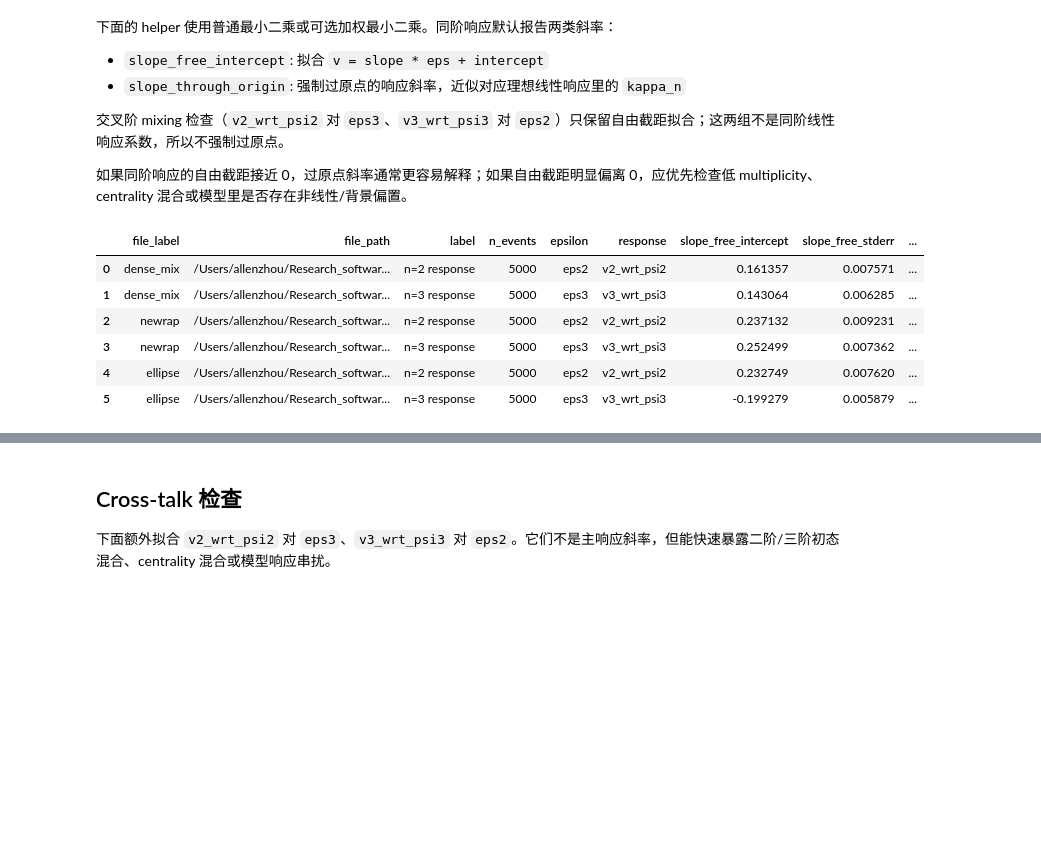
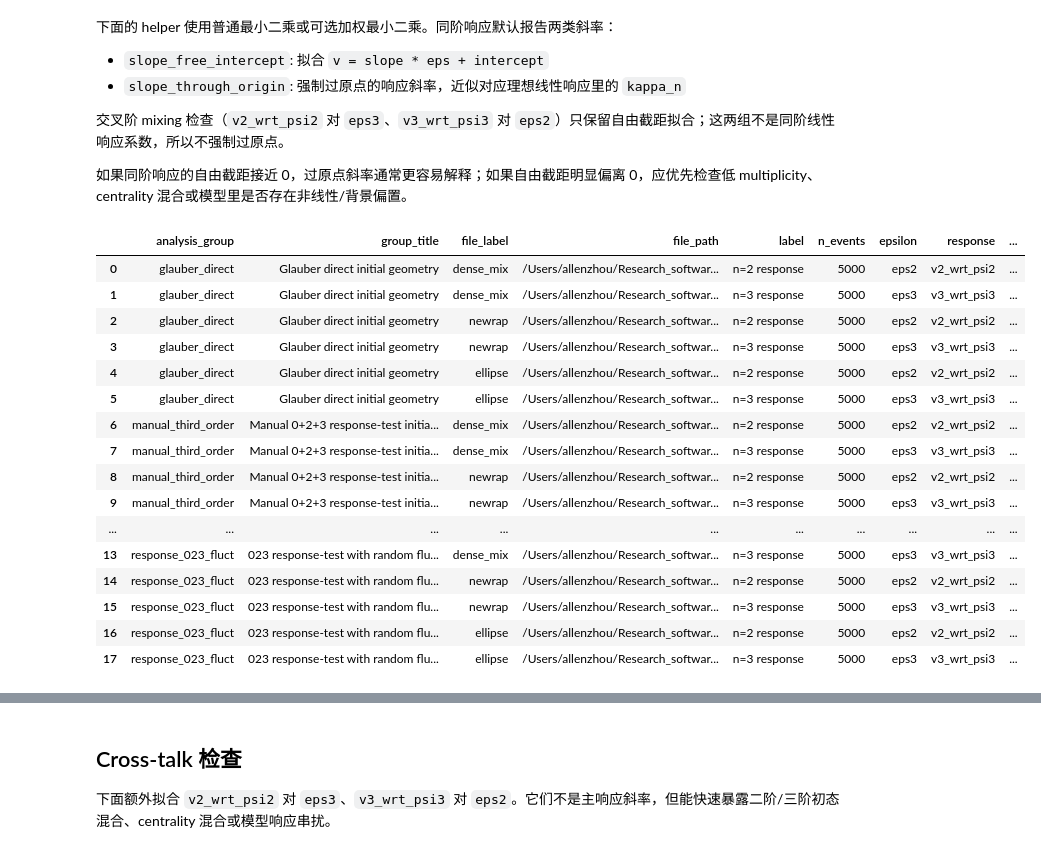
Before and after one commit to mutecho/Glauber_BW, a Jupyter notebook: notebooks/vn_epsn_regression.ipynb, the cells around one changed output, grey strips where cells are left out. Drawn from its saved outputs; the diff is of its cells as text; code cells hidden in the pictures; blank space fills up the shorter version.

```diff
--- a/notebooks/vn_epsn_regression.ipynb
+++ b/notebooks/vn_epsn_regression.ipynb
@@ -389,7 +483,7 @@ def binned_profile(x_values, y_values, *, bins=12):
         })
     return pd.DataFrame(rows)
 # %%
-# Run same-harmonic response fits for each file and summarize free-intercept and through-origin slopes.
+# Run same-harmonic response fits for each group and summarize free-intercept and through-origin slopes.
 RESPONSE_PAIRS = {
     "n=2 response": {"epsilon": "eps2", "response": "v2_wrt_psi2", "harmonic": 2},
     "n=3 response": {"epsilon": "eps3", "response": "v3_wrt_psi3", "harmonic": 3},
@@ -404,13 +498,15 @@ def weights_for(data: pd.DataFrame):
     return data[WEIGHT_COLUMN].to_numpy(dtype=float)
 
 
-def fit_pair_set(pair_specs: dict, *, include_origin=True):
+# Fit one pair set inside a single analysis group; different groups are never mixed in one regression or plot.
+def fit_pair_set(pair_specs: dict, group: dict, *, include_origin=True):
+    group_key = group["key"]
     all_results = {pair_label: {} for pair_label in pair_specs}
     rows = []
 
-    for input_spec in input_files:
+    for input_spec in group["input_files"]:
         file_label = input_spec["label"]
-        data = selected_events_by_file[file_label]
+        data = selected_events_by_group[group_key][file_label]
         weights = weights_for(data)
 
         for pair_label, spec in pair_specs.items():
@@ -423,41 +519,61 @@ def fit_pair_set(pair_specs: dict, *, include_origin=True):
             all_results[pair_label][file_label] = result
 
             row = {
+                "analysis_group": group_key,
+                "group_title": group["title"],
                 "file_label": file_label,
                 "file_path": str(input_spec["path"]),
                 "label": pair_label,
                 "n_events": fit_free["n"],
                 "epsilon": spec["epsilon"],
                 "response": spec["response"],
                 "slope_free_intercept": fit_free["slope"],
                 "slope_free_stderr": fit_free["slope_stderr"],
                 "intercept": fit_free["intercept"],
                 "intercept_stderr": fit_free["intercept_stderr"],
                 "r2_free": fit_free["r2"],
                 "pearson_r": fit_free["pearson_r"],
                 "rmse_free": fit_free["rmse"],
             }
             if fit_origin is not None:
                 row.update({
                     "slope_through_origin": fit_origin["slope"],
                     "slope_origin_stderr": fit_origin["slope_stderr"],
                     "rmse_origin": fit_origin["rmse"],
                 })
             rows.append(row)
 
     return all_results, pd.DataFrame(rows)
 
 
-fit_results, summary = fit_pair_set(RESPONSE_PAIRS, include_origin=True)
+fit_results_by_group = {}
+summary_tables = []
+for group in analysis_groups:
+    group_results, group_summary = fit_pair_set(RESPONSE_PAIRS, group, include_origin=True)
+    fit_results_by_group[group["key"]] = group_results
+    summary_tables.append(group_summary)
+
+summary = pd.concat(summary_tables, ignore_index=True)
+fit_results = fit_results_by_group[first_group_key]  # Backward-compatible first-group result map.
 display(summary)
 # %% [output]
-|  | file_label | file_path | label | n_events | epsilon | response | slope_free_intercept | slope_free_stderr | ... |
-| 0 | dense_mix | /Users/allenzhou/Research_softwar... | n=2 response | 5000 | eps2 | v2_wrt_psi2 | 0.161357 | 0.007571 | ... |
-| 1 | dense_mix | /Users/allenzhou/Research_softwar... | n=3 response | 5000 | eps3 | v3_wrt_psi3 | 0.143064 | 0.006285 | ... |
-| 2 | newrap | /Users/allenzhou/Research_softwar... | n=2 response | 5000 | eps2 | v2_wrt_psi2 | 0.237132 | 0.009231 | ... |
-| 3 | newrap | /Users/allenzhou/Research_softwar... | n=3 response | 5000 | eps3 | v3_wrt_psi3 | 0.252499 | 0.007362 | ... |
-| 4 | ellipse | /Users/allenzhou/Research_softwar... | n=2 response | 5000 | eps2 | v2_wrt_psi2 | 0.232749 | 0.007620 | ... |
-| 5 | ellipse | /Users/allenzhou/Research_softwar... | n=3 response | 5000 | eps3 | v3_wrt_psi3 | -0.199279 | 0.005879 | ... |
+|  | analysis_group | group_title | file_label | file_path | label | n_events | epsilon | response | ... |
+| 0 | glauber_direct | Glauber direct initial geometry | dense_mix | /Users/allenzhou/Research_softwar... | n=2 response | 5000 | eps2 | v2_wrt_psi2 | ... |
+| 1 | glauber_direct | Glauber direct initial geometry | dense_mix | /Users/allenzhou/Research_softwar... | n=3 response | 5000 | eps3 | v3_wrt_psi3 | ... |
+| 2 | glauber_direct | Glauber direct initial geometry | newrap | /Users/allenzhou/Research_softwar... | n=2 response | 5000 | eps2 | v2_wrt_psi2 | ... |
+| 3 | glauber_direct | Glauber direct initial geometry | newrap | /Users/allenzhou/Research_softwar... | n=3 response | 5000 | eps3 | v3_wrt_psi3 | ... |
+| 4 | glauber_direct | Glauber direct initial geometry | ellipse | /Users/allenzhou/Research_softwar... | n=2 response | 5000 | eps2 | v2_wrt_psi2 | ... |
+| 5 | glauber_direct | Glauber direct initial geometry | ellipse | /Users/allenzhou/Research_softwar... | n=3 response | 5000 | eps3 | v3_wrt_psi3 | ... |
+| 6 | manual_third_order | Manual 0+2+3 response-test initia... | dense_mix | /Users/allenzhou/Research_softwar... | n=2 response | 5000 | eps2 | v2_wrt_psi2 | ... |
+| 7 | manual_third_order | Manual 0+2+3 response-test initia... | dense_mix | /Users/allenzhou/Research_softwar... | n=3 response | 5000 | eps3 | v3_wrt_psi3 | ... |
+| 8 | manual_third_order | Manual 0+2+3 response-test initia... | newrap | /Users/allenzhou/Research_softwar... | n=2 response | 5000 | eps2 | v2_wrt_psi2 | ... |
+| 9 | manual_third_order | Manual 0+2+3 response-test initia... | newrap | /Users/allenzhou/Research_softwar... | n=3 response | 5000 | eps3 | v3_wrt_psi3 | ... |
+| ... | ... | ... | ... | ... | ... | ... | ... | ... | ... |
+| 13 | response_023_fluct | 023 response-test with random flu... | dense_mix | /Users/allenzhou/Research_softwar... | n=3 response | 5000 | eps3 | v3_wrt_psi3 | ... |
+| 14 | response_023_fluct | 023 response-test with random flu... | newrap | /Users/allenzhou/Research_softwar... | n=2 response | 5000 | eps2 | v2_wrt_psi2 | ... |
+| 15 | response_023_fluct | 023 response-test with random flu... | newrap | /Users/allenzhou/Research_softwar... | n=3 response | 5000 | eps3 | v3_wrt_psi3 | ... |
+| 16 | response_023_fluct | 023 response-test with random flu... | ellipse | /Users/allenzhou/Research_softwar... | n=2 response | 5000 | eps2 | v2_wrt_psi2 | ... |
+| 17 | response_023_fluct | 023 response-test with random flu... | ellipse | /Users/allenzhou/Research_softwar... | n=3 response | 5000 | eps3 | v3_wrt_psi3 | ... |
 # %%
 # Plot raw-event regression comparisons. Binned means are visual guides and do not enter the fit.
 STYLE_CYCLE = [
```
Also changed, not shown: parts of 11 cells of this notebook, 26 other files.
